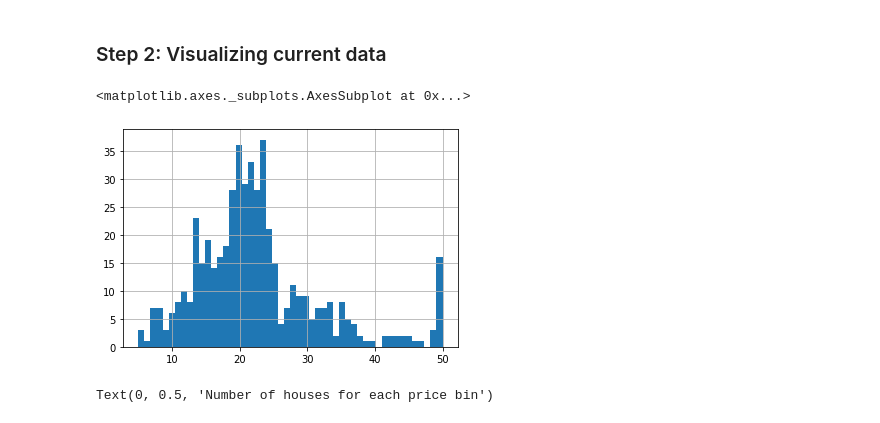
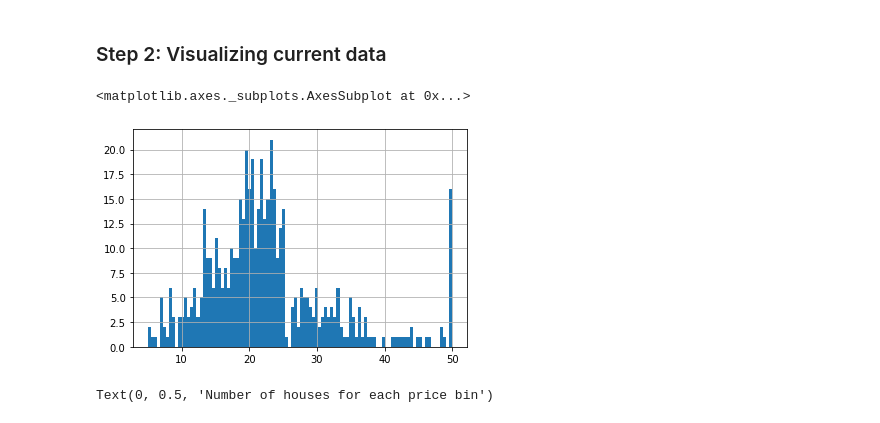
Before and after one commit to aleksandrov2/ML-for-NLP, a Jupyter notebook: code/Linear-Regression.ipynb, the cells around one changed output. Drawn from its saved outputs; the diff is of its cells as text; code cells hidden in the pictures.

```diff
--- a/code/Linear-Regression.ipynb
+++ b/code/Linear-Regression.ipynb
@@ -67,10 +78,10 @@ boston_data.head()
 ### Step 2: Visualizing current data
 # %%
 #Let's plot using the pandas built in visualization tools
-boston_data.Price.hist(bins=50)
+boston_data.Price.hist(bins=100)
 # %% [output]
 <matplotlib.axes._subplots.AxesSubplot at 0x...>
-[figure, old version]
+[figure, new version]
 # %%
 #Alternatively we can do this with Matplotlib
 import matplotlib.pyplot as plt
```
Also changed, not shown: parts of 18 cells of this notebook.
